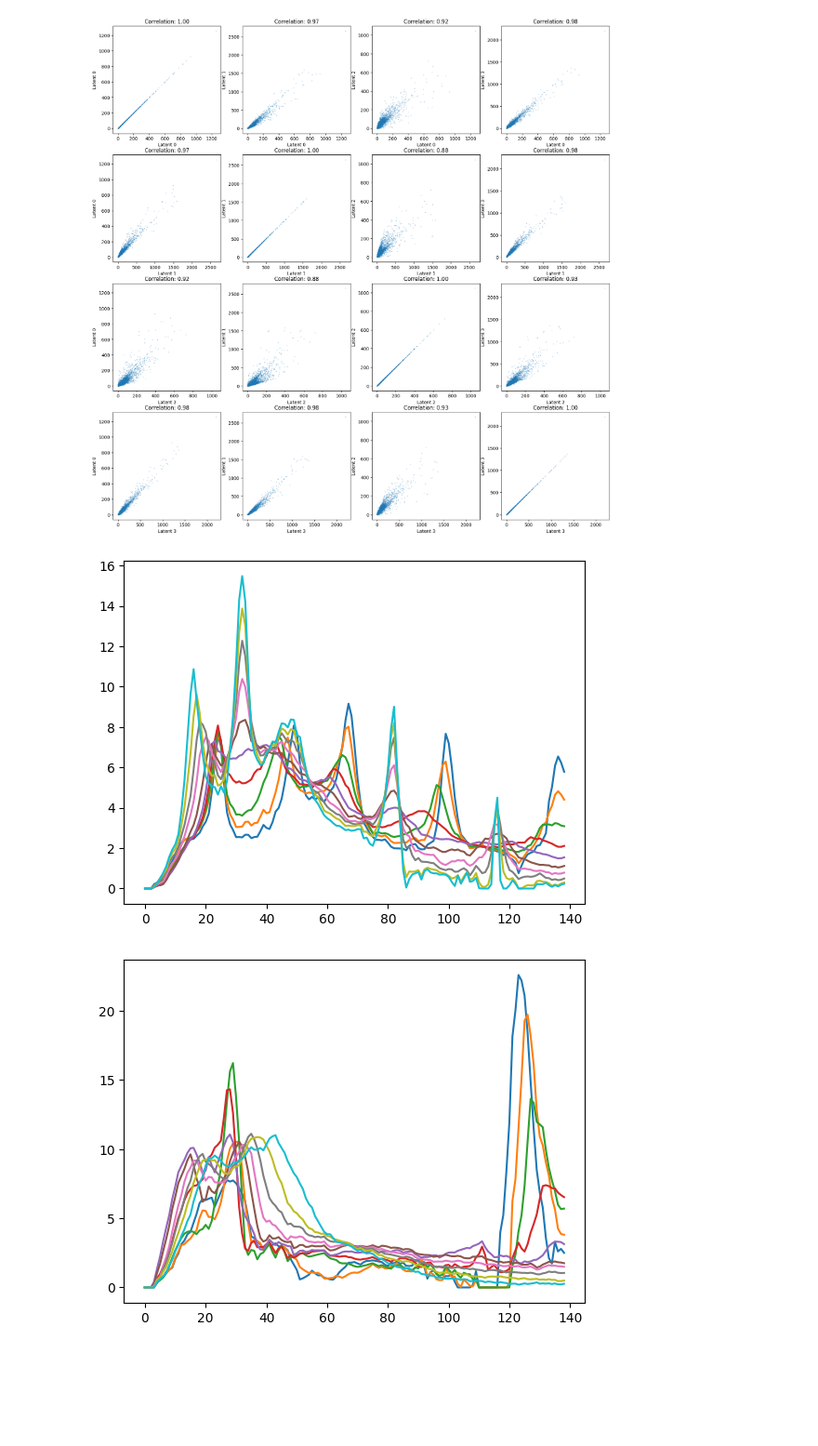
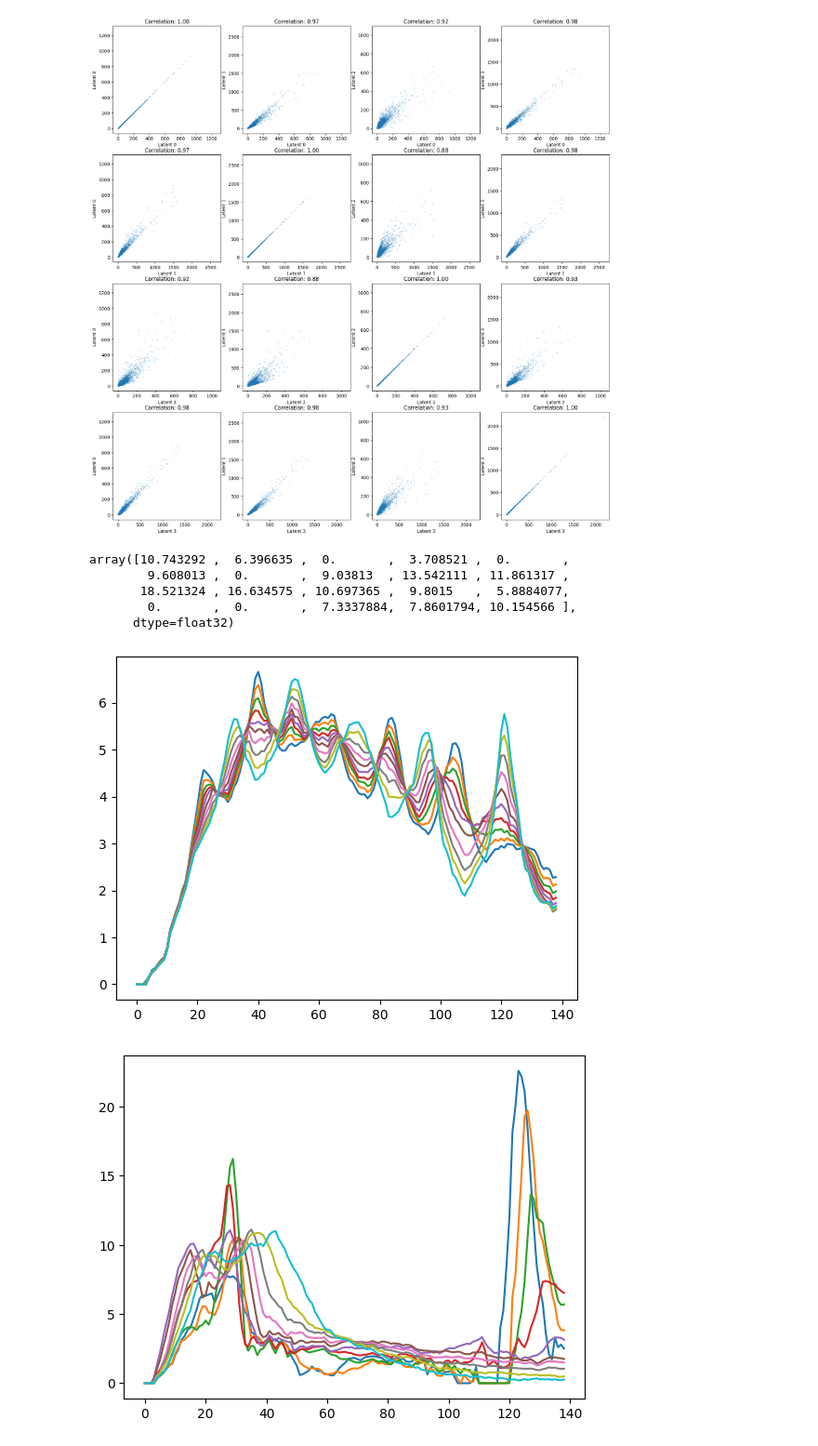
Before and after one commit to harrypenguin/Astrostatistics-Models, a Jupyter notebook: ConvAutoencoder.ipynb, the cells around one changed output. Shown at 93% size. Saved outputs shown, nothing was run; the diff lists cells and outputs as text; code cells hidden in the pictures; blank space fills up the shorter version.

```diff
--- a/ConvAutoencoder.ipynb
+++ b/ConvAutoencoder.ipynb
@@ -92,10 +92,10 @@ class ConvAutoencoder(nn.Module):
         self.pool = nn.MaxPool1d(2, 2)
         self.fc1 = nn.Linear(16 * 7, 64)
         self.fc2 = nn.Linear(64, 32)
-        # self.fc3 = nn.Linear(32, 16)
+        self.fc3 = nn.Linear(32, 16)
 
         # Decoder
-        # self.fc4 = nn.Linear(16, 32)
+        self.fc4 = nn.Linear(16, 32)
         self.fc5 = nn.Linear(32, 64)
         self.fc6 = nn.Linear(64, 16 * 7)
         self.deconv1 = nn.ConvTranspose1d(in_channels=16, out_channels=16, kernel_size=4, stride=2)
@@ -110,12 +110,12 @@ class ConvAutoencoder(nn.Module):
         x = self.pool(torch.relu(self.conv4(x)))
         x = x.view(-1, 16 * 7)  # Matching new dimensions after convolutions and pooling
         x = torch.relu(self.fc1(x))
-        # x = torch.relu(self.fc2(x))
-        encoded = torch.relu(self.fc2(x))
+        x = torch.relu(self.fc2(x))
+        encoded = self.fc3(x)
         return encoded
 
     def decoder(self, x):
-        # x = torch.relu(self.fc4(x))
+        x = torch.relu(self.fc4(x))
         x = torch.relu(self.fc5(x))
         x = torch.relu(self.fc6(x))
         x = x.view(-1, 16, 7)
@@ -277,7 +275,7 @@ plt.show()
 # %% [output]
 [figure]
 # %%
-AE = torch.load('AE Models/32lat0.917loss.pth')
+AE = torch.load('AE Models/16lat1.139loss.pth')
 print(AE)
 # %% [output]
 ConvAutoencoder(
@@ -302,3 +298,8 @@ latent_space = AE.encoder(all_data_tensor.unsqueeze(1)).detach().numpy()
+# %%
+# joining together the training, testing and validation sets individually
+all_data_tensor = torch.cat((X_train_tensor, X_test_tensor, X_val_tensor), 0)
+all_labels_tensor = torch.cat((y_train_tensor, y_test_tensor, y_val_tensor), 0)
+latent_space = AE.encoder(all_data_tensor.unsqueeze(1)).detach().numpy()
 # %%
 plt.scatter(filtered_mass_presentsfr.T[1], latent_space.T[4], s=0.1, alpha=1)
 plt.yscale('log')
@@ -330,10 +331,18 @@ def interpolate_parameter_x(x, latent_space, n=10):
             else:
                 paramts[j] = latent_space_mean[j]
         plt.plot(AE.decoder(torch.tensor(paramts, dtype=torch.float32).unsqueeze(0).unsqueeze(0))[0][0].detach().numpy())
+# %%
+latent_space[0]
+# %% [output]
+array([10.743292 ,  6.396635 ,  0.       ,  3.708521 ,  0.       ,
+        9.608013 ,  0.       ,  9.03813  , 13.542111 , 11.861317 ,
+       18.521324 , 16.634575 , 10.697365 ,  9.8015   ,  5.8884077,
+        0.       ,  0.       ,  7.3337884,  7.8601794, 10.154566 ],
+      dtype=float32)
 # %%
-interpolate_parameter_x(4, latent_space, 10)
+interpolate_parameter_x(7, latent_space, 10)
 # %% [output]
-[figure, old version]
+[figure, new version]
 # %%
 interpolate_parameter_x(3, latent_space, 10)
 # %% [output]
```
Also changed, not shown: parts of 11 cells of this notebook, 2 other files.
